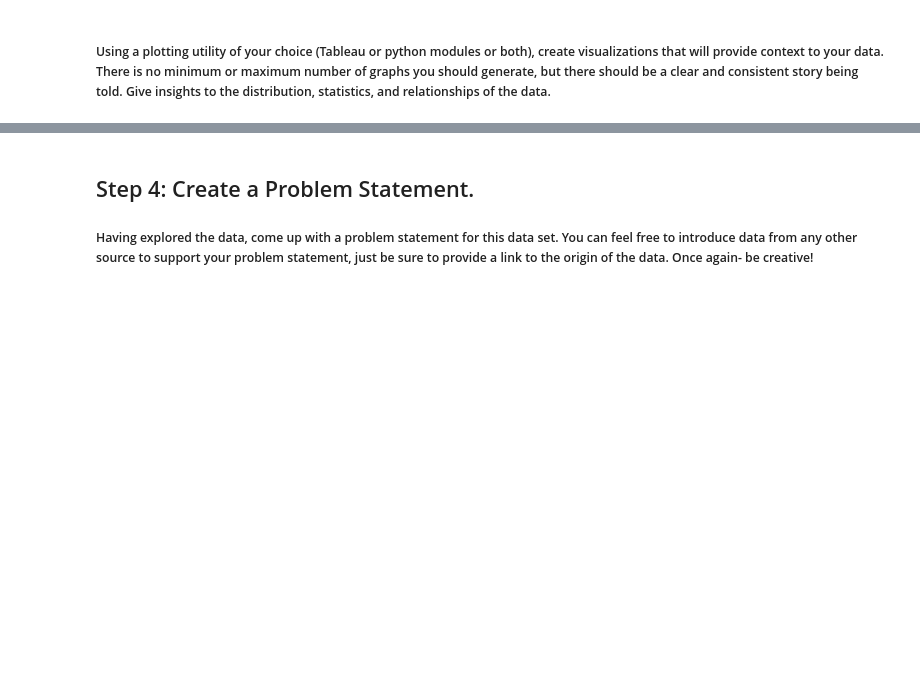
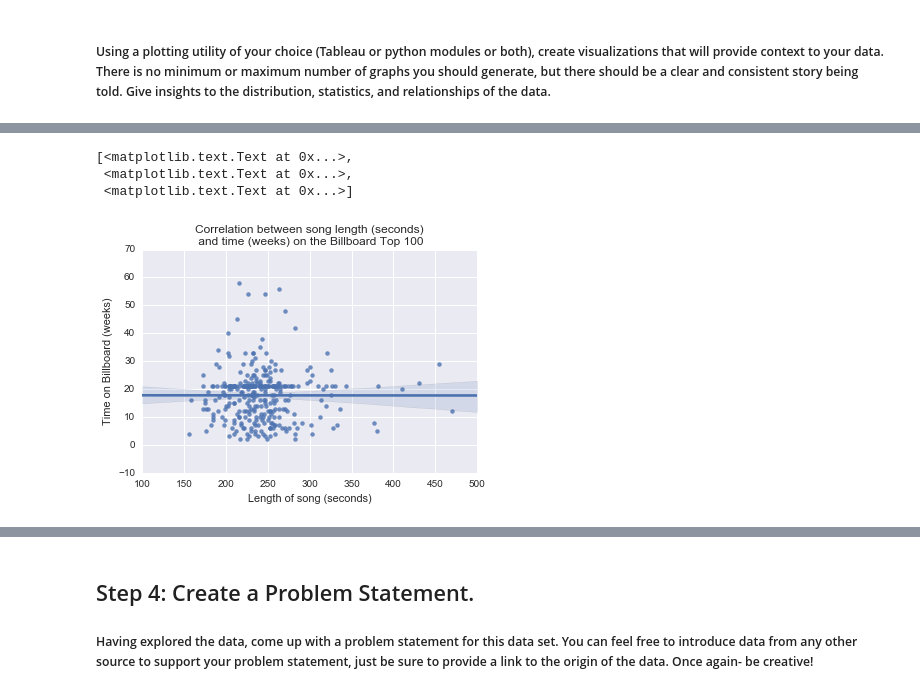
Before and after one commit to isaacmoore/DSI_SM_Project2, a Jupyter notebook: project_2-IsaacMoore.ipynb, the cells around one changed output, grey strips where cells are left out. Saved outputs shown, nothing was run; the diff lists cells and outputs as text; code cells hidden in the pictures; blank space fills up the shorter version.

```diff
--- a/project_2-IsaacMoore.ipynb
+++ b/project_2-IsaacMoore.ipynb
@@ -184,3 +395,13 @@ To be changed:
 ## Step 2: Clean your data.
 # %% [markdown]
 ##### Do some rudimentary cleaning. Rename any columns that are poorly named, shorten any strings that may be too long, fill in any missing values. Explain your rationale for the way you choose to "impute" the missing data.
+# %%
+# Rename columns
+data = data.rename(columns=lambda x: x.replace('x', ''))
+data = data.rename(columns=lambda x: x.replace('.', '_'))
+# %%
+# Change NaN(s) to 0
+data[nan_test.isnull()] = 0
+# %%
+# Convert artists column to strings
+data['artist'] = data['artist'].astype(string)
@@ -186,0 +410,5 @@ To be changed:
+# %%
+# Create a column for track time in seconds and drop object column.
+data['time'] = [datetime.strptime(i,"%M:%S") for i in data['time']]
+sales['date'] = pd.to_datetime(sales['date'])
+sales.dtypes
@@ -192,0 +437,8 @@ To be changed:
+# %%
+# Correlation between song length and time on charts
+sns.regplot(x=data['time_seconds'], y=weeks_on_bb['time_on_bb']).set(title='Correlation between song length (seconds)\n and time (weeks) on the Billboard Top 100', xlabel='Length of song (seconds)', ylabel='Time on Billboard (weeks)')
+# %% [output]
+[<matplotlib.text.Text at 0x...>,
+ <matplotlib.text.Text at 0x...>,
+ <matplotlib.text.Text at 0x...>]
+[figure, added]
```
Also changed, not shown: parts of 53 cells of this notebook, 4 other files.
